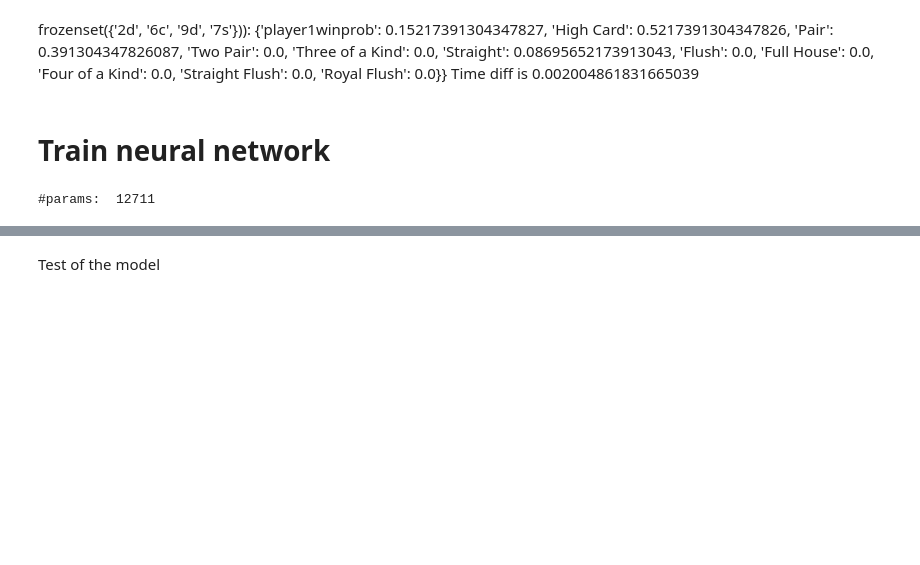
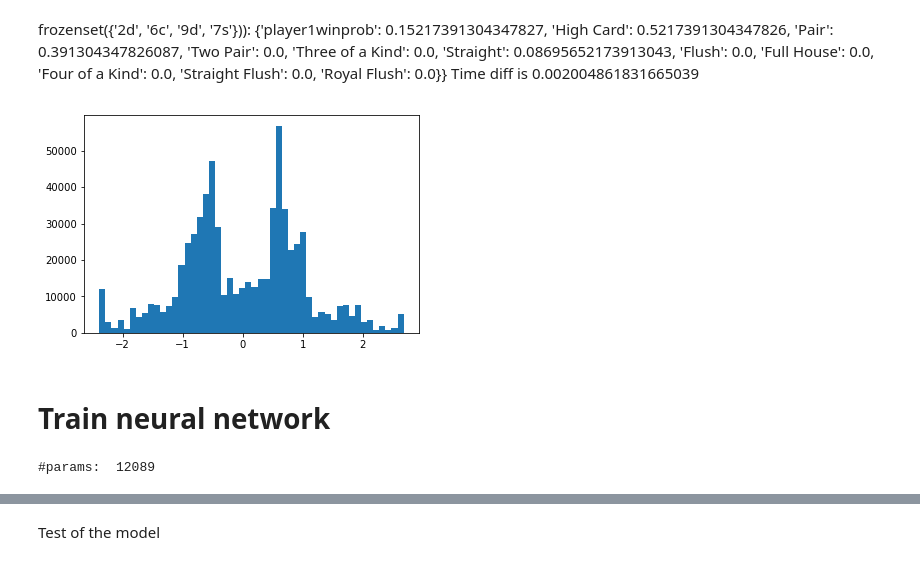
Before and after one commit to dhfromkorea/nfsp-poker, a Jupyter notebook: Programs/train card featurizer.ipynb, the cells around one changed output, grey strips where cells are left out. Cells and saved outputs as stored; diff of their text form; code cells hidden in the pictures; blank space fills up the shorter version.

```diff
--- a/Programs/train card featurizer.ipynb
+++ b/Programs/train card featurizer.ipynb
@@ -56,11 +51,14 @@ for k,v in train_dataset.items():
 # %% [markdown]
 frozenset({'2d', '6c', '9d', '7s'})): {'player1winprob': 0.15217391304347827, 'High Card': 0.5217391304347826, 'Pair': 0.391304347826087, 'Two Pair': 0.0, 'Three of a Kind': 0.0, 'Straight': 0.08695652173913043, 'Flush': 0.0, 'Full House': 0.0, 'Four of a Kind': 0.0, 'Straight Flush': 0.0, 'Royal Flush': 0.0}}
 Time diff is 0.002004861831665039
+# %%
+def clip(x):
+    return x*(x>=1e-2)*(x<=.99) + .99*(x>.99) + .01*(x<.01)
 # %%
 def parse_dataset(dataset):
     x_hand = np.zeros((len(dataset), 13, 4))
     x_board = np.zeros((len(dataset), 3, 13, 4))
-    y = np.zeros((len(dataset), 10))
+    y = np.zeros((len(dataset),))
 
     for i, (cards_, probas) in enumerate(dataset.items()):
         # if there are only two cards and nothing on the board then the keys don't have the same format.....
@@ -92,17 +90,23 @@ def parse_dataset(dataset):
 
         x_hand[i] = cards_to_array(hand)
         x_board[i] = cards_to_array(board)
-        y[i][0] = probas['player1winprob']
-        y[i][1] = probas['High Card']
-        y[i][2] = probas['Pair']
-        y[i][3] = probas['Two Pair']
-        y[i][4] = probas['Three of a Kind']
-        y[i][5] = probas['Straight']
-        y[i][6] = probas['Flush']
-        y[i][7] = probas['Full House']
-        y[i][8] = probas['Four of a Kind']
-        y[i][9] = probas['Straight Flush']
+        hs = clip(probas['player1winprob'])
+        y[i] = np.log(hs/(1-hs))
+#         y[i][0] = probas['player1winprob']
+#         y[i][1] = probas['High Card']
+#         y[i][2] = probas['Pair']
+#         y[i][3] = probas['Two Pair']
+#         y[i][4] = probas['Three of a Kind']
+#         y[i][5] = probas['Straight']
+#         y[i][6] = probas['Flush']
+#         y[i][7] = probas['Full House']
+#         y[i][8] = probas['Four of a Kind']
+#         y[i][9] = probas['Straight Flush']
     return x_hand, x_board, y
 # %%
 x_hand_train, x_board_train, y_train = parse_dataset(train_dataset)
 x_hand_test, x_board_test, y_test = parse_dataset(test_dataset)
+# %%
+from sklearn.preprocessing import StandardScaler
+scaler = StandardScaler()
+y_train = scaler.fit_transform(y_train)
@@ -109,2 +115,7 @@ x_hand_test, x_board_test, y_test = parse_dataset(test_dataset)
+# %%
+plt.hist(y_train, bins=50)
+plt.show()
+# %% [output]
+[figure, added]
 # %% [markdown]
 # Train neural network
@@ -327,5 +122,5 @@ class CardFeaturizer(t.nn.Module):
 # %%
-f = CardFeaturizer(20)
+f = CardFeaturizer1(20)
 print('#params: ', np.sum([np.prod(p.data.numpy().shape) for p in f.parameters()]))
 # %% [output]
-#params:  12711
+#params:  12089
```
Also changed, not shown: parts of 35 cells of this notebook, 1 other file.
